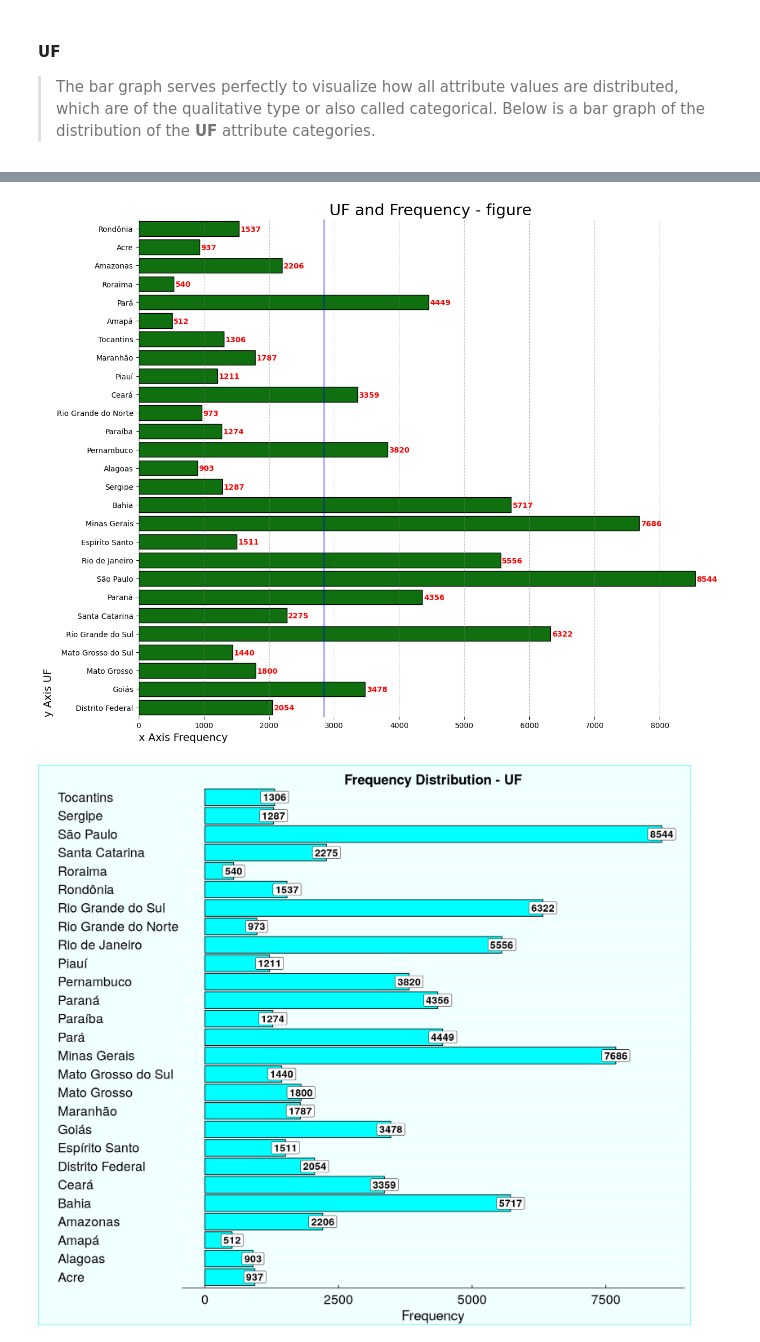
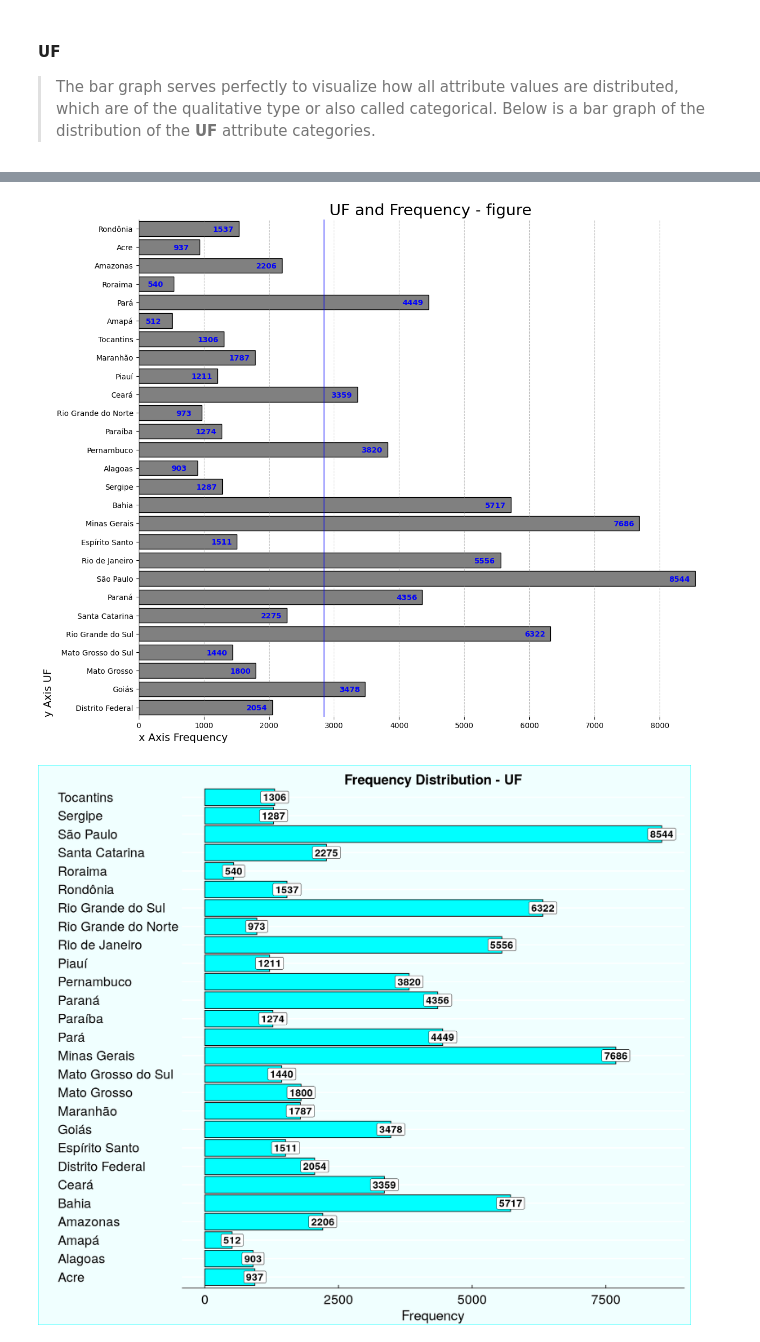
Before and after one commit to Mohsenmohebbi1993/Kaggle, a Jupyter notebook: 3. statistical-analysis-descriptive-statistics-br/statistical-analysis-descriptive-statistics-br.ipynb, the cells around one changed output, grey strips where cells are left out. Drawn from its saved outputs; the diff is of its cells as text; code cells hidden in the pictures.

Commit message:
edited plot

```diff
--- a/3. statistical-analysis-descriptive-statistics-br/statistical-analysis-descriptive-statistics-br.ipynb
+++ b/3. statistical-analysis-descriptive-statistics-br/statistical-analysis-descriptive-statistics-br.ipynb
@@ -1256,37 +1256,37 @@ va = ['Rondônia', 'Acre', 'Amazonas', 'Roraima', 'Pará', 'Amapá',
 ke=list(pd.DataFrame(dados["UF"].unique())[0])
 
 mapping=dict(zip(ke,va))
 UF_count_Percent =pd.DataFrame()
 
 UF_count_Percent["count_person"] = (dados.groupby("UF")["Anos de Estudo"].count())
 UF_count_Percent["Percent"] = (UF_count_Percent["count_person"] / np.sum(UF_count_Percent["count_person"]))*100
 UF_count_Percent = UF_count_Percent.reset_index()
 UF_count_Percent["UF"] = UF_count_Percent["UF"].map(mapping)
 
 # plot
 
 plt.figure(figsize=(14, 12))
 
-ax = sns.barplot(UF_count_Percent, x="count_person", y="UF", color="green", edgecolor='black')
+ax = sns.barplot(UF_count_Percent, x="count_person", y="UF", color="gray", edgecolor='black')
 
 for i in range(len(UF_count_Percent)):
-    ax.text(UF_count_Percent['count_person'][i]+20, i+0.15, str(UF_count_Percent['count_person'][i]),
-            color='red', ha="left", fontweight='bold', fontsize=10)
+    ax.text(UF_count_Percent['count_person'][i]-400, i+0.15, str(UF_count_Percent['count_person'][i]),
+            color='blue', ha="left", fontweight='bold', fontsize=10)
 
 plt.title("UF and Frequency - figure", fontsize=21, ha='center')
 
 plt.axvline(np.mean(UF_count_Percent["count_person"]), color = 'b', alpha=0.50)
 
 ax.set_xlabel("x Axis Frequency", fontsize=14, loc="left")
 ax.set_ylabel("y Axis UF", fontsize=14, loc="bottom")
 
 ax.spines[['top',"right","bottom"]].set_visible(False)
 
 plt.grid(True, axis='x' ,which='both', alpha=0.5, color = "gray", linestyle="--")
 
 plt.show()
 # %% [output]
-[figure, old version]
+[figure, new version]
 # %%
 options(repr.plot.width=14, repr.plot.height=12)
 ggplot(dist_perct_uf, aes(x=Frequency, y=row.names(dist_perct_uf)))+
```
